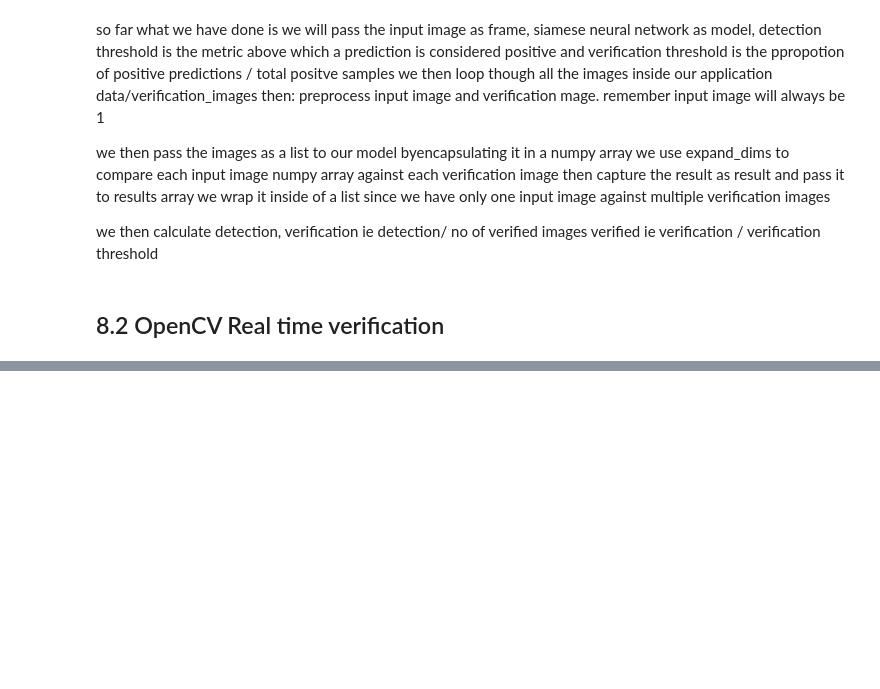
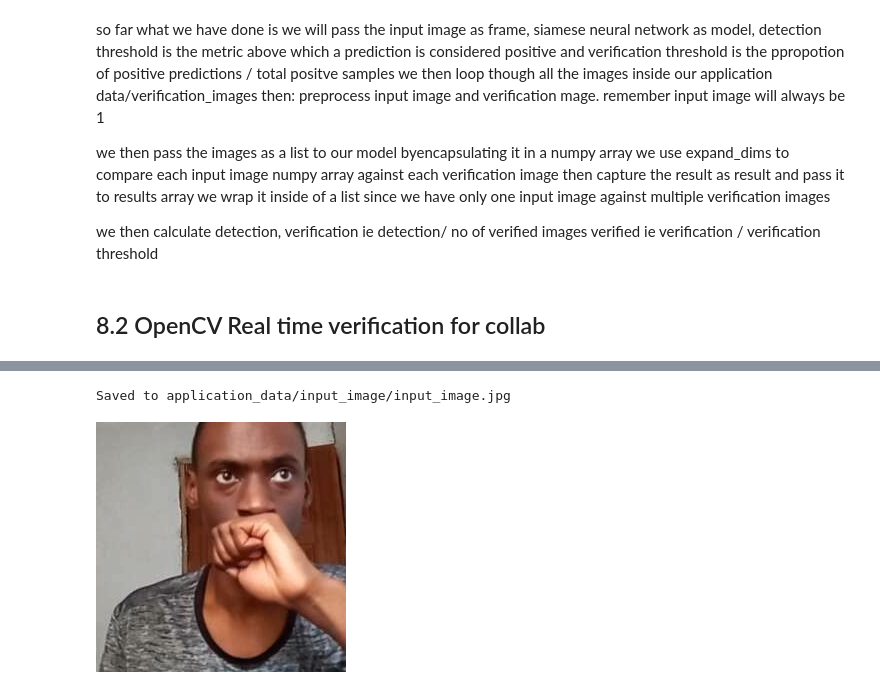
Before and after one commit to BMugo84/Facial-Recognition, a Jupyter notebook: facialrecognition.ipynb, the cells around one changed output, grey strips where cells are left out. Saved outputs shown, nothing was run; the diff lists cells and outputs as text; code cells hidden in the pictures; blank space fills up the shorter version.

Commit message:
did a few changes. work looks shoddy since i keep on shifting between colab and vscode. will arrange my code later. changed model to pkl to run on cpu finished part 8

```diff
--- a/facialrecognition.ipynb
+++ b/facialrecognition.ipynb
@@ -1015,4 +1052,4 @@ we then calculate detection,
 verification ie detection/ no of verified images
 verified ie verification / verification threshold
 # %% [markdown]
-## 8.2 OpenCV Real time verification
+## 8.2 OpenCV Real time verification for collab
@@ -1018,0 +1159,12 @@ verified ie verification / verification threshold
+# %%
+try:
+  filename = take_photo('input_image.jpg')
+  print('Saved to {}'.format(filename))
+
+  # show image which was just taken
+  display(Image(filename))
+
+except Exception as err:
+  # Errors will be thrown if the user doesnt have a webcam or if no page access granted
+  print(str(err))
+# %% [output]
@@ -1018,0 +1172,2 @@ verified ie verification / verification threshold
+Saved to application_data/input_image/input_image.jpg
+[figure, added]
```
Also changed, not shown: parts of 35 cells of this notebook.
